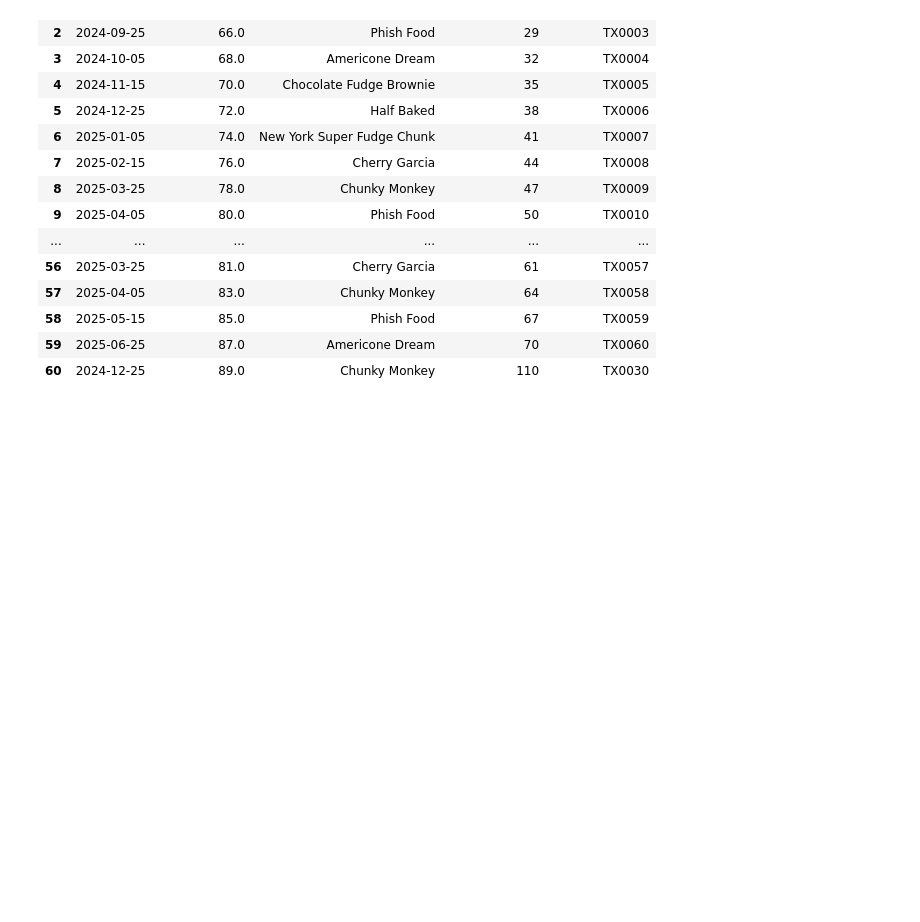
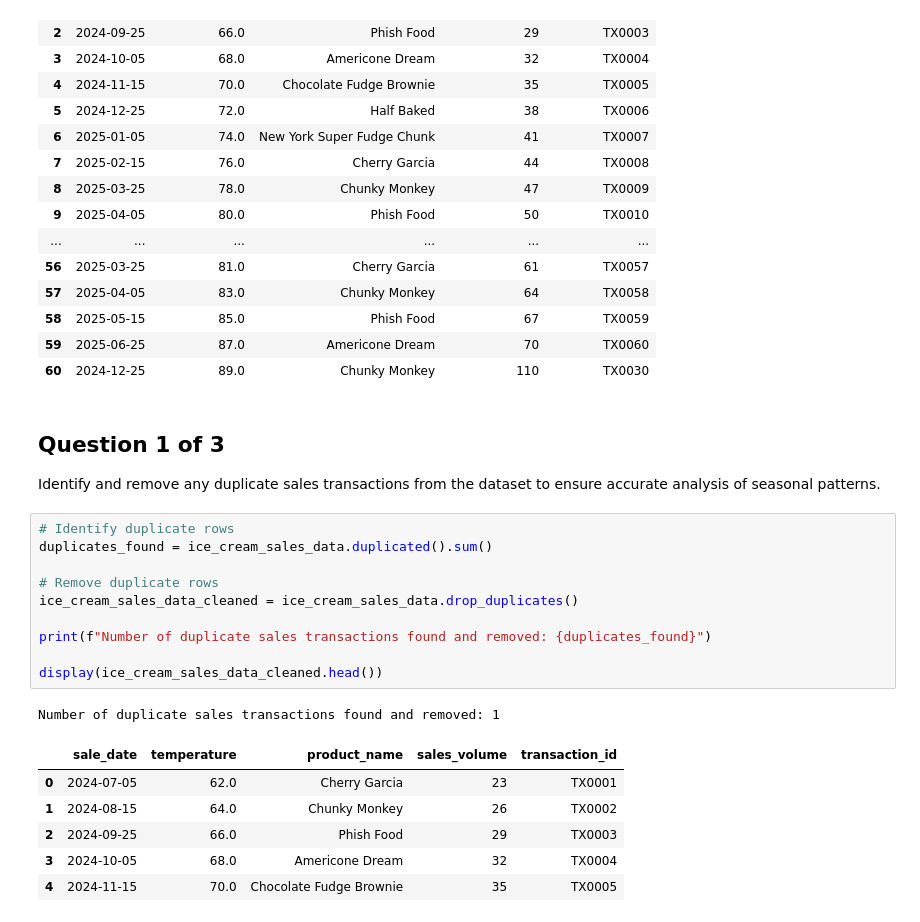
Before and after one commit to Haris-09/Python-Summer-Party-Challenge, a Jupyter notebook: Python_Summer_Party.ipynb, the cells around one changed output. Saved outputs shown, nothing was run; the diff lists cells and outputs as text; blank space fills up the shorter version.

```diff
--- a/Python_Summer_Party.ipynb
+++ b/Python_Summer_Party.ipynb
@@ -760,3 +760,24 @@ display(ice_cream_sales_data)
 | 58 | 2025-05-15 | 85.0 | Phish Food | 67 | TX0059 |
 | 59 | 2025-06-25 | 87.0 | Americone Dream | 70 | TX0060 |
 | 60 | 2024-12-25 | 89.0 | Chunky Monkey | 110 | TX0030 |
+# %% [markdown]
+## Question 1 of 3
+Identify and remove any duplicate sales transactions from the dataset to ensure accurate analysis of seasonal patterns.
+# %%
+# Identify duplicate rows
+duplicates_found = ice_cream_sales_data.duplicated().sum()
+
+# Remove duplicate rows
+ice_cream_sales_data_cleaned = ice_cream_sales_data.drop_duplicates()
+
+print(f"Number of duplicate sales transactions found and removed: {duplicates_found}")
+
+display(ice_cream_sales_data_cleaned.head())
+# %% [output]
+Number of duplicate sales transactions found and removed: 1
+|  | sale_date | temperature | product_name | sales_volume | transaction_id |
+| 0 | 2024-07-05 | 62.0 | Cherry Garcia | 23 | TX0001 |
+| 1 | 2024-08-15 | 64.0 | Chunky Monkey | 26 | TX0002 |
+| 2 | 2024-09-25 | 66.0 | Phish Food | 29 | TX0003 |
+| 3 | 2024-10-05 | 68.0 | Americone Dream | 32 | TX0004 |
+| 4 | 2024-11-15 | 70.0 | Chocolate Fudge Brownie | 35 | TX0005 |
```
Also changed, not shown: parts of 4 cells of this notebook.
